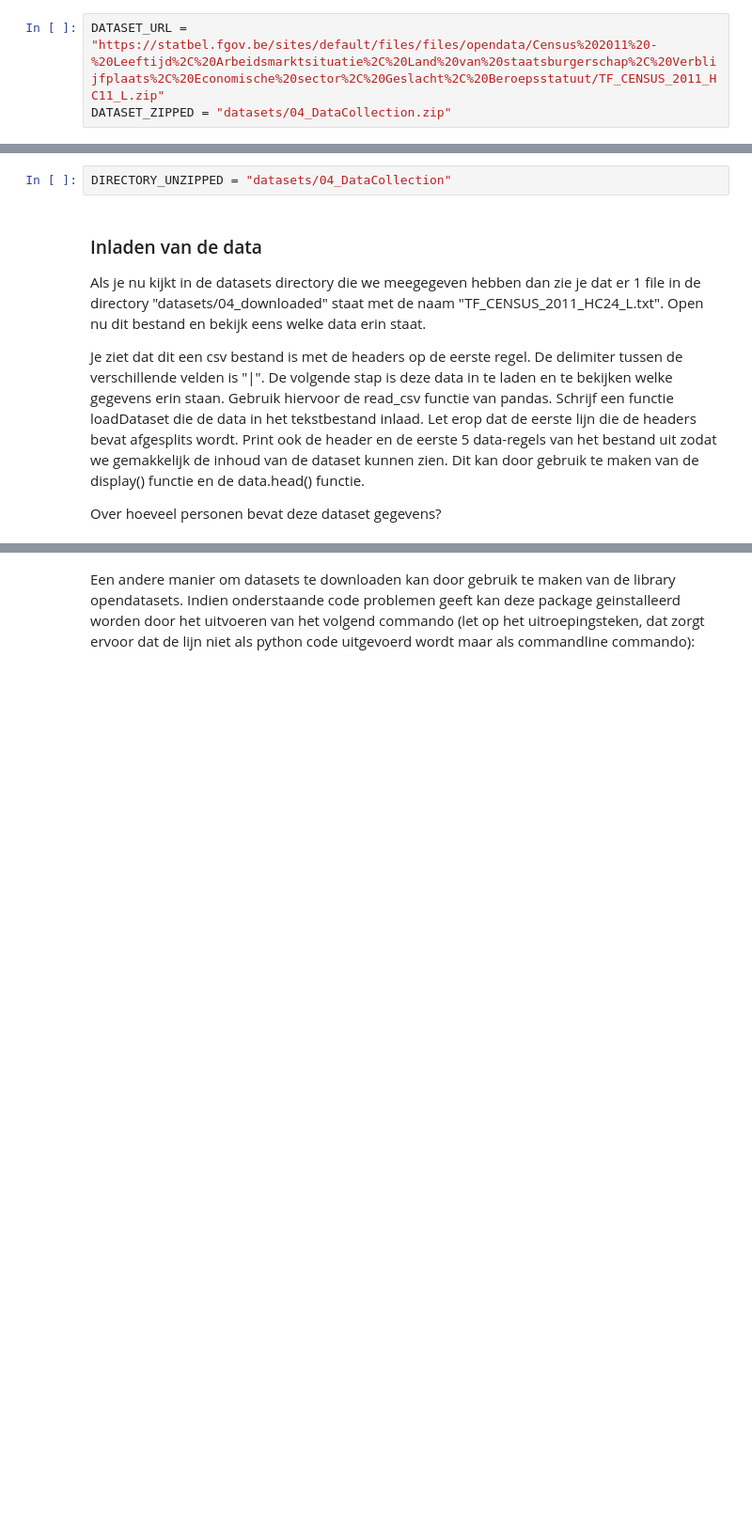
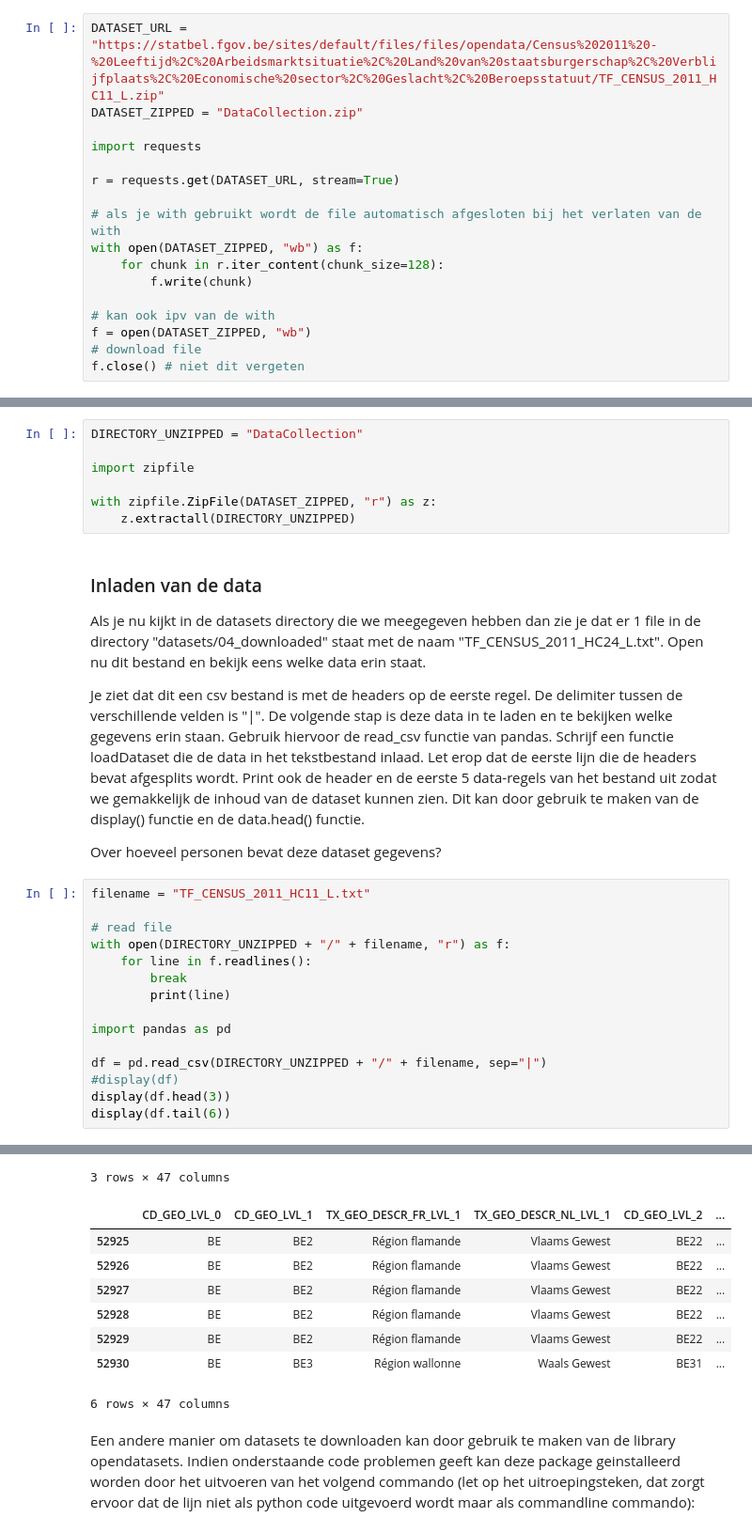
Before and after one commit to OdiseeDataScience2223/Leerstof, a Jupyter notebook: Week 2/DataCollection.ipynb, the cells around one changed output, grey strips where cells are left out. Shown at 94% size. Cells and saved outputs as stored; diff of their text form; blank space fills up the shorter version.

```diff
--- a/Week 2/DataCollection.ipynb
+++ b/Week 2/DataCollection.ipynb
@@ -26,7 +26,21 @@ In een eerste stap moeten we de dataset downloaden en inladen. Dit kan door midd
 Schrijf nu de functie die de dataset download van een "url" en opslaat naar een bepaald "path".
 # %%
 DATASET_URL = "https://statbel.fgov.be/sites/default/files/files/opendata/Census%202011%20-%20Leeftijd%2C%20Arbeidsmarktsituatie%2C%20Land%20van%20staatsburgerschap%2C%20Verblijfplaats%2C%20Economische%20sector%2C%20Geslacht%2C%20Beroepsstatuut/TF_CENSUS_2011_HC11_L.zip"
-DATASET_ZIPPED = "datasets/04_DataCollection.zip"
+DATASET_ZIPPED = "DataCollection.zip"
+
+import requests
+
+r = requests.get(DATASET_URL, stream=True)
+
+# als je with gebruikt wordt de file automatisch afgesloten bij het verlaten van de with
+with open(DATASET_ZIPPED, "wb") as f:
+    for chunk in r.iter_content(chunk_size=128):
+        f.write(chunk)
+
+# kan ook ipv van de with
+f = open(DATASET_ZIPPED, "wb")
+# download file
+f.close() # niet dit vergeten
 # %% [markdown]
 ### Unzippen van de data
 
@@ -34,7 +48,12 @@ Merk op dat deze file die we gedownload hadden gezipped was. Nu moet dit gedownl
 
 Schrijf nu de functie unzipfile(pathSource, unzipDirectory) die het bestaande bestand unzipt en schrijft in de meegegeven directory.
 # %%
-DIRECTORY_UNZIPPED = "datasets/04_DataCollection"
+DIRECTORY_UNZIPPED = "DataCollection"
+
+import zipfile
+
+with zipfile.ZipFile(DATASET_ZIPPED, "r") as z:
+    z.extractall(DIRECTORY_UNZIPPED)
 # %% [markdown]
 ### Inladen van de data
 
@@ -50,3 +69,19 @@ Let erop dat de eerste lijn die de headers bevat afgesplits wordt.
 Print ook de header en de eerste 5 data-regels van het bestand uit zodat we gemakkelijk de inhoud van de dataset kunnen zien. Dit kan door gebruik te maken van de display() functie en de data.head() functie.
 
 Over hoeveel personen bevat deze dataset gegevens?
+# %%
+filename = "TF_CENSUS_2011_HC11_L.txt"
+
+# read file
+with open(DIRECTORY_UNZIPPED + "/" + filename, "r") as f:
+    for line in f.readlines():
+        break
+        print(line)
+
+import pandas as pd
+
+df = pd.read_csv(DIRECTORY_UNZIPPED + "/" + filename, sep="|")
+#display(df)
+display(df.head(3))
+display(df.tail(6))
+# %% [output]
@@ -53,3 +92,12 @@ Over hoeveel personen bevat deze dataset gegevens?
+3 rows × 47 columns
+|  | CD_GEO_LVL_0 | CD_GEO_LVL_1 | TX_GEO_DESCR_FR_LVL_1 | TX_GEO_DESCR_NL_LVL_1 | CD_GEO_LVL_2 | ... |
+| 52925 | BE | BE2 | Région flamande | Vlaams Gewest | BE22 | ... |
+| 52926 | BE | BE2 | Région flamande | Vlaams Gewest | BE22 | ... |
+| 52927 | BE | BE2 | Région flamande | Vlaams Gewest | BE22 | ... |
+| 52928 | BE | BE2 | Région flamande | Vlaams Gewest | BE22 | ... |
+| 52929 | BE | BE2 | Région flamande | Vlaams Gewest | BE22 | ... |
+| 52930 | BE | BE3 | Région wallonne | Waals Gewest | BE31 | ... |
+6 rows × 47 columns
 # %% [markdown]
 Een andere manier om datasets te downloaden kan door gebruik te maken van de library opendatasets. Indien onderstaande code problemen geeft kan deze package geinstalleerd worden door het uitvoeren van het volgend commando (let op het uitroepingsteken, dat zorgt ervoor dat de lijn niet als python code uitgevoerd wordt maar als commandline commando):
 # %%
```
Also changed, not shown: parts of 3 cells of this notebook, 3 other files.
